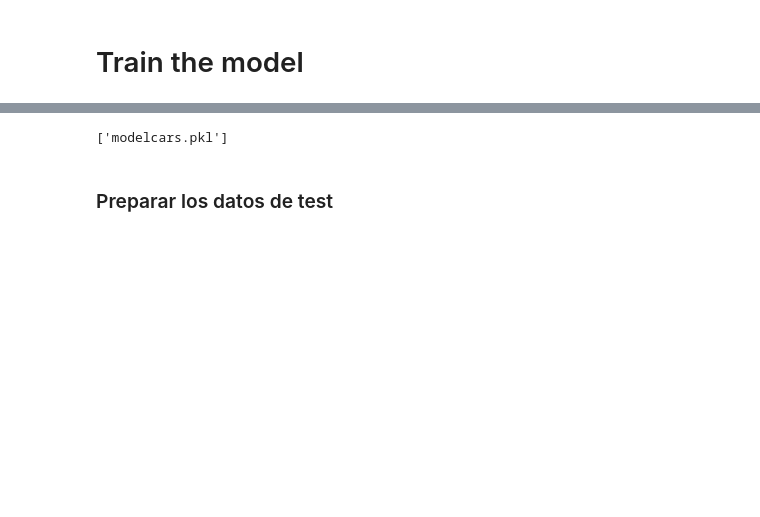
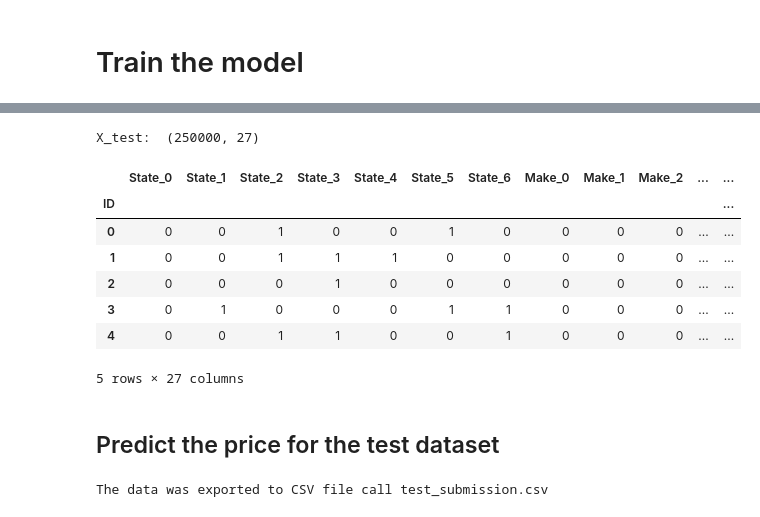
Before and after one commit to gomezivan/Python-ML, a Jupyter notebook: Proyecto 1st/P1-UsedVehiclePricePrediction.ipynb, the cells around one changed output, grey strips where cells are left out. Saved outputs shown, nothing was run; the diff lists cells and outputs as text; code cells hidden in the pictures; blank space fills up the shorter version.

```diff
--- a/Proyecto 1st/P1-UsedVehiclePricePrediction.ipynb
+++ b/Proyecto 1st/P1-UsedVehiclePricePrediction.ipynb
@@ -228,22 +217,0 @@ from sklearn.externals import joblib
-# %%
-joblib.dump(rf, 'modelcars.pkl', compress=3)
-# %% [output]
-['modelcars.pkl']
-# %% [markdown]
-### Preparar los datos de test
-# %%
-#Unir con maestro de modelos
-data_test['Make']=data_test['Make'].replace('Saturn','Chevrolet')
-data_test1 = pd.merge(data_test, masterMoldel, how='left', on=['Model','Make'])
-print(len(data_test1))
-
-#Separar y codificar datos
-data_test1['State_Enco'] = leState.transform(data_test1.State)
-
-data_test1['Year2'] = (2018 - data['Year'])
-
-#Borrar y renombrar
-data_test1.drop(columns=['Model','Make','State','Year'], inplace=True)
-data_test1.rename(columns={'index': 'Model_Enco',  }, inplace=True)
-
-data_test1.head()
@@ -252,2 +218,23 @@ data_test1['Model_Enco'].fillna(3, inplace=True)
+# %%
+#Codify the test dataset with "BinEncoder"
+X_test = BinEncoder.transform(data_test)
+print("X_test: ", X_test.shape)
+X_test.head()
+# %% [output]
+X_test:  (250000, 27)
+|  | State_0 | State_1 | State_2 | State_3 | State_4 | State_5 | State_6 | Make_0 | Make_1 | Make_2 | ... | ... |
+| ID |  |  |  |  |  |  |  |  |  |  |  | ... |
+| 0 | 0 | 0 | 1 | 0 | 0 | 1 | 0 | 0 | 0 | 0 | ... | ... |
+| 1 | 0 | 0 | 1 | 1 | 1 | 0 | 0 | 0 | 0 | 0 | ... | ... |
+| 2 | 0 | 0 | 0 | 1 | 0 | 0 | 0 | 0 | 0 | 0 | ... | ... |
+| 3 | 0 | 1 | 0 | 0 | 0 | 1 | 1 | 0 | 0 | 0 | ... | ... |
+| 4 | 0 | 0 | 1 | 1 | 0 | 0 | 1 | 0 | 0 | 0 | ... | ... |
+5 rows × 27 columns
+# %% [markdown]
+## Predict the price for the test dataset
 # %%
-y_pred = pd.DataFrame(rf.predict(data_test1),index=data_test.index,columns=['Price'])
+y_pred = pd.DataFrame(rf.predict(X_test),index=data_test.index,columns=['Price'])
+y_pred.to_csv('test_submission.csv', index_label='ID')
+print("The data was exported to CSV file call test_submission.csv")
+# %% [output]
+The data was exported to CSV file call test_submission.csv
```
Also changed, not shown: parts of 30 cells of this notebook, 7 other files.
